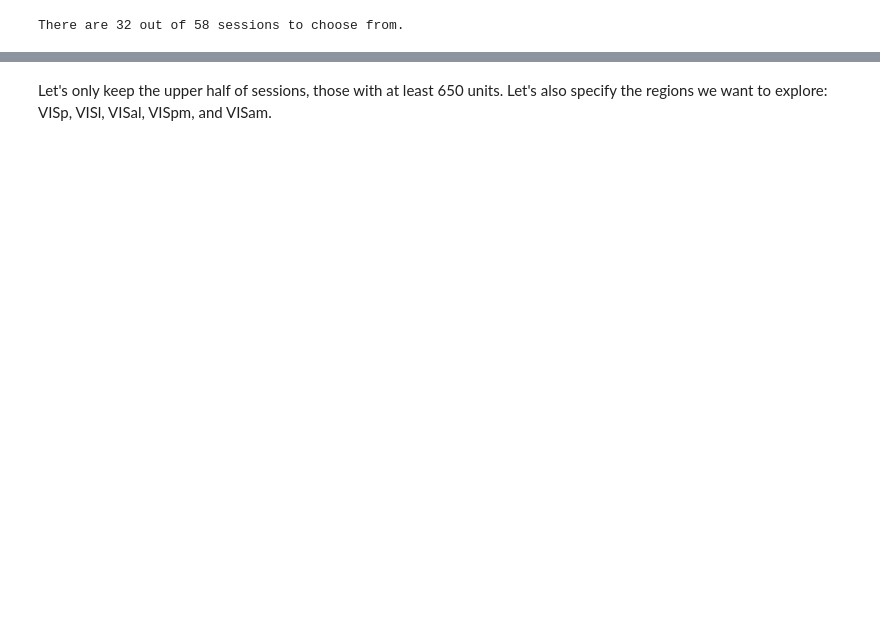
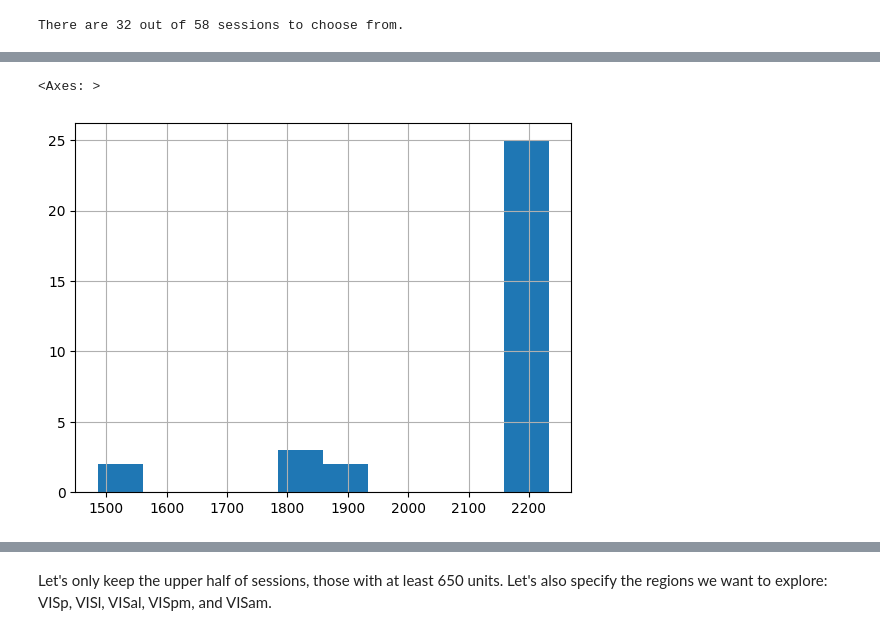
Before and after one commit to tebe-nigrelli/MMN-Group-Project, a Jupyter notebook: first.ipynb, the cells around one changed output, grey strips where cells are left out. Drawn from its saved outputs; the diff is of its cells as text; code cells hidden in the pictures; blank space fills up the shorter version.

```diff
--- a/first.ipynb
+++ b/first.ipynb
@@ -40,0 +65,5 @@ Name: unit_count, dtype: float64
+# %%
+brain_obs_sessions["channel_count"].hist()
+# %% [output]
+<Axes: >
+[figure, added]
```
Also changed, not shown: parts of 12 cells of this notebook.
